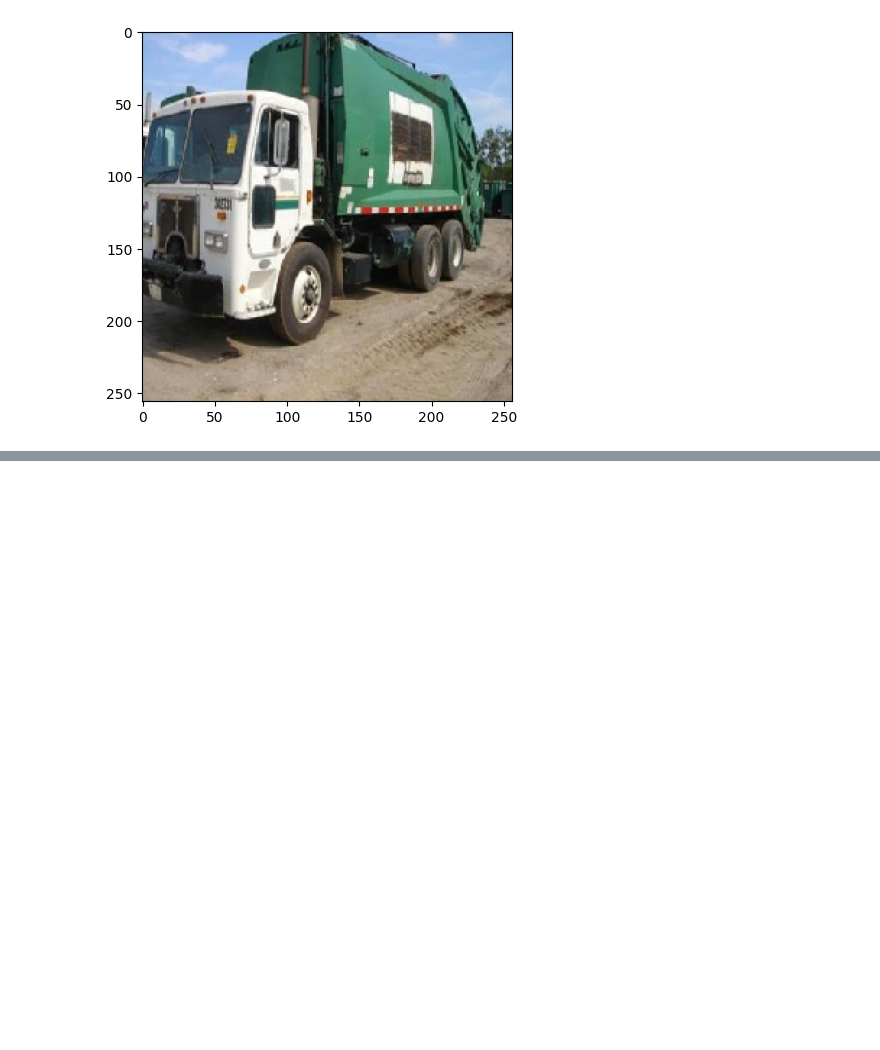
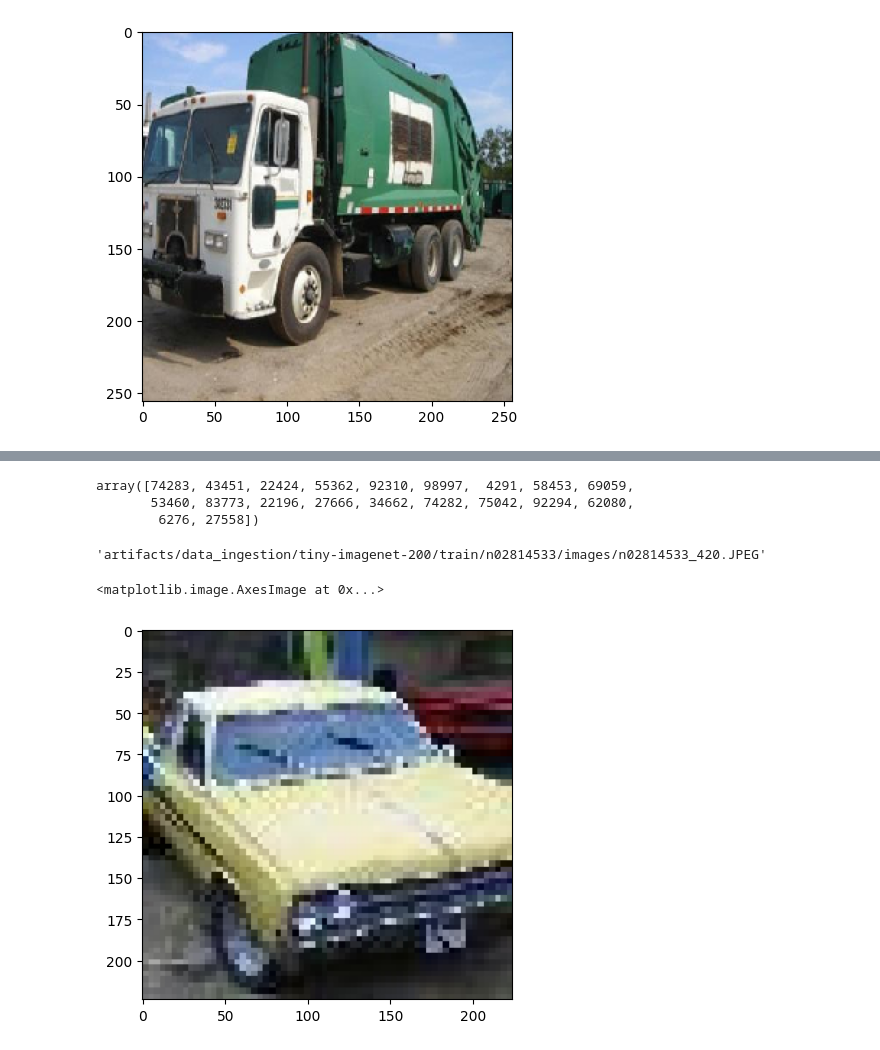
Before and after one commit to natek-1/Image_Search_Engine, a Jupyter notebook: research/image_search_engine_toy.ipynb, the cells around one changed output, grey strips where cells are left out. Cells and saved outputs as stored; diff of their text form; code cells hidden in the pictures; blank space fills up the shorter version.

Commit message:
testing code to see if there is a problem with model set up

```diff
--- a/research/image_search_engine_toy.ipynb
+++ b/research/image_search_engine_toy.ipynb
@@ -535,0 +569,11 @@ print(index_list)
+# %%
+search_model = pickle.load(open("artifacts/model/image_search_engine_classifier.pkl", 'rb'))
+paths = pickle.load(open("artifacts/embeddings/path_list.pkl", "rb"))
+model = resnet50.ResNet50(
+    include_top=False,
+    weights='imagenet',
+    input_shape=None,
+    pooling='max'
+)
+# %%
+feature_x = model.predict(preprocess_test_image)
@@ -535,0 +582,21 @@ print(index_list)
+# %%
+index_list = search_model.kneighbors(feature_x.reshape(1, -1), n_neighbors=20, return_distance=False)[0]
+# %%
+index_list
+# %% [output]
+array([74283, 43451, 22424, 55362, 92310, 98997,  4291, 58453, 69059,
+       53460, 83773, 22196, 27666, 34662, 74282, 75042, 92294, 62080,
+        6276, 27558])
+# %%
+best_image = paths[index_list[6]]
+best_image
+# %% [output]
+'artifacts/data_ingestion/tiny-imagenet-200/train/n02814533/images/n02814533_420.JPEG'
+# %%
+best_image = load_img(best_image, target_size=(224, 224))
+best_image = img_to_array(best_image)
+
+plt.imshow(best_image/255.)
+# %% [output]
+<matplotlib.image.AxesImage at 0x...>
+[figure, added]
```
Also changed, not shown: parts of 18 cells of this notebook, 5 other files.
